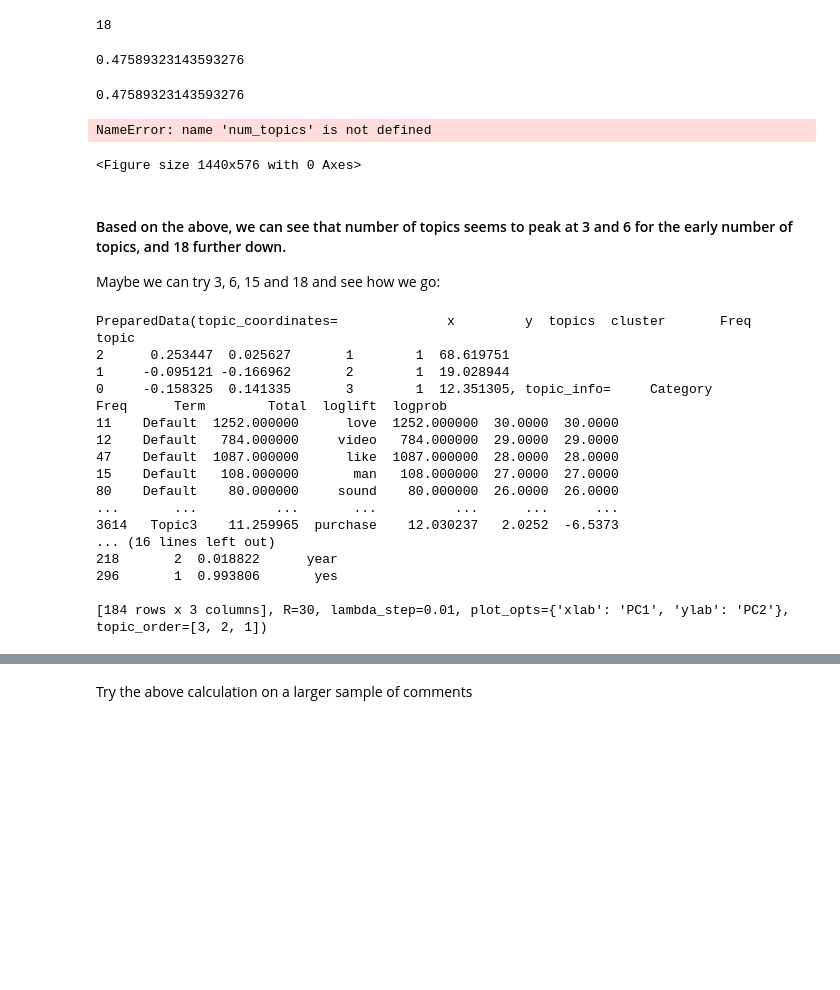
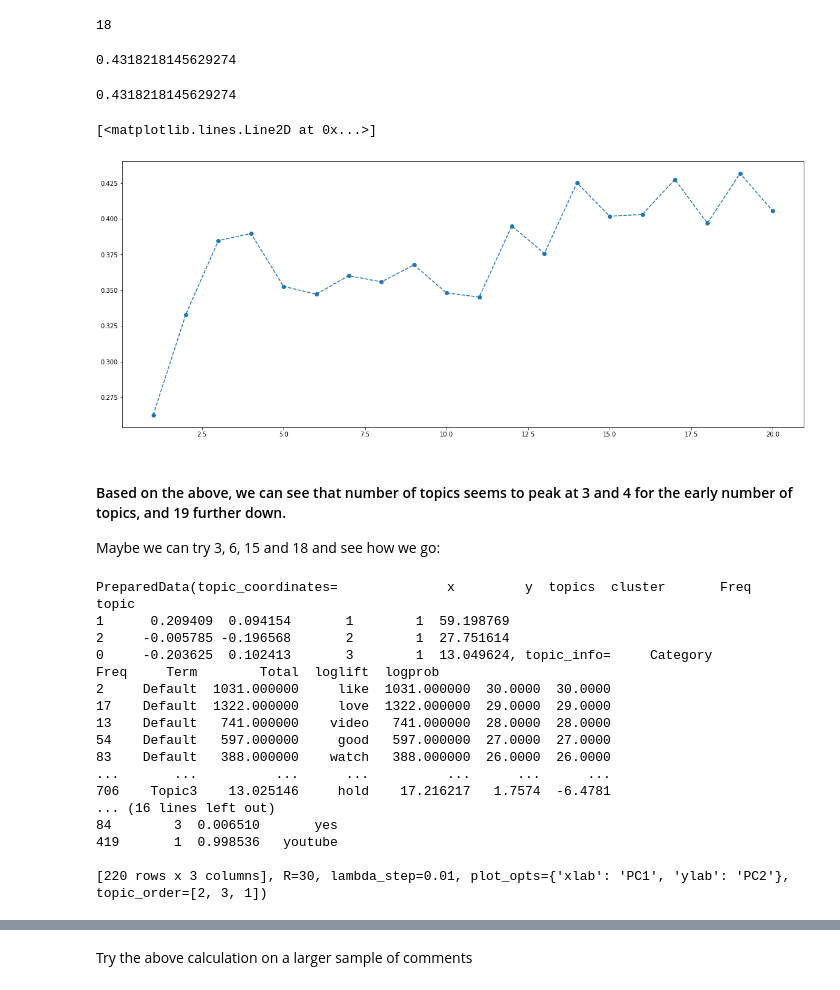
Before and after one commit to ronaldmaj/InsightDataProject, a Jupyter notebook: notebooks/2020-01-27_Testing_with_spaCy.ipynb, the cells around one changed output, grey strips where cells are left out. Cells and saved outputs as stored; diff of their text form; code cells hidden in the pictures; blank space fills up the shorter version.

```diff
--- a/notebooks/2020-01-27_Testing_with_spaCy.ipynb
+++ b/notebooks/2020-01-27_Testing_with_spaCy.ipynb
@@ -175,10 +175,13 @@ random.sample(doc_list,4)
 # %%
-#wh_sp = ' '
+wh_sp = ' '
 
-#list_of_space = [wh_sp*i for i in range(1,21)]
+list_of_space = [wh_sp*i for i in range(1,21)]
+# %%
+def wh_sp_rm(x):
+    return x in list_of_space
 # %%
-#for idx,doc in enumerate(doc_list):
-#    doc_list[idx] = [x for x in doc if not wh_sp_rm(x)]
+for idx,doc in enumerate(doc_list):
+    doc_list[idx] = [x for x in doc if not wh_sp_rm(x)]
 # %%
 # Creates, which is a mapping of word IDs to words.
 words = corpora.Dictionary(doc_list)
@@ -256,19 +266,19 @@ maxpos
 # %%
 coh_scores[maxpos]
 # %% [output]
-0.47589323143593276
+0.4318218145629274
 # %%
 max(coh_scores)
 # %% [output]
-0.47589323143593276
+0.4318218145629274
 # %%
 plt.figure(figsize=(20,8))
-plt.plot(num_topics,coh_scores,'o')
+plt.plot(num_topics,coh_scores,'o--')
 # %% [output]
-NameError: name 'num_topics' is not defined
+[<matplotlib.lines.Line2D at 0x...>]
-<Figure size 1440x576 with 0 Axes>
+[figure, added]
 # %% [markdown]
-#### Based on the above, we can see that number of topics seems to peak at 3 and 6 for the early number of topics, and 18 further down.
+#### Based on the above, we can see that number of topics seems to peak at 3 and 4 for the early number of topics, and 19 further down.
 
 Maybe we can try 3, 6, 15 and 18 and see how we go:
 # %%
@@ -315,21 +325,21 @@ vis
 # %% [output]
 PreparedData(topic_coordinates=              x         y  topics  cluster       Freq
 topic
-2      0.253447  0.025627       1        1  68.619751
-1     -0.095121 -0.166962       2        1  19.028944
-0     -0.158325  0.141335       3        1  12.351305, topic_info=     Category         Freq      Term        Total  loglift  logprob
-11    Default  1252.000000      love  1252.000000  30.0000  30.0000
-12    Default   784.000000     video   784.000000  29.0000  29.0000
-47    Default  1087.000000      like  1087.000000  28.0000  28.0000
-15    Default   108.000000       man   108.000000  27.0000  27.0000
-80    Default    80.000000     sound    80.000000  26.0000  26.0000
-...       ...          ...       ...          ...      ...      ...
-3614   Topic3    11.259965  purchase    12.030237   2.0252  -6.5373
+1      0.209409  0.094154       1        1  59.198769
+2     -0.005785 -0.196568       2        1  27.751614
+0     -0.203625  0.102413       3        1  13.049624, topic_info=     Category         Freq     Term        Total  loglift  logprob
+2     Default  1031.000000     like  1031.000000  30.0000  30.0000
+17    Default  1322.000000     love  1322.000000  29.0000  29.0000
+13    Default   741.000000    video   741.000000  28.0000  28.0000
+54    Default   597.000000     good   597.000000  27.0000  27.0000
+83    Default   388.000000    watch   388.000000  26.0000  26.0000
+...       ...          ...      ...          ...      ...      ...
+706    Topic3    13.025146     hold    17.216217   1.7574  -6.4781
 ... (16 lines left out)
-218       2  0.018822      year
-296       1  0.993806       yes
+84        3  0.006510       yes
+419       1  0.998536   youtube
 
-[184 rows x 3 columns], R=30, lambda_step=0.01, plot_opts={'xlab': 'PC1', 'ylab': 'PC2'}, topic_order=[3, 2, 1])
+[220 rows x 3 columns], R=30, lambda_step=0.01, plot_opts={'xlab': 'PC1', 'ylab': 'PC2'}, topic_order=[2, 3, 1])
 # %%
 # Visualize the topics
 pyLDAvis.enable_notebook()
```
Also changed, not shown: parts of 24 cells of this notebook, 1 other file.
